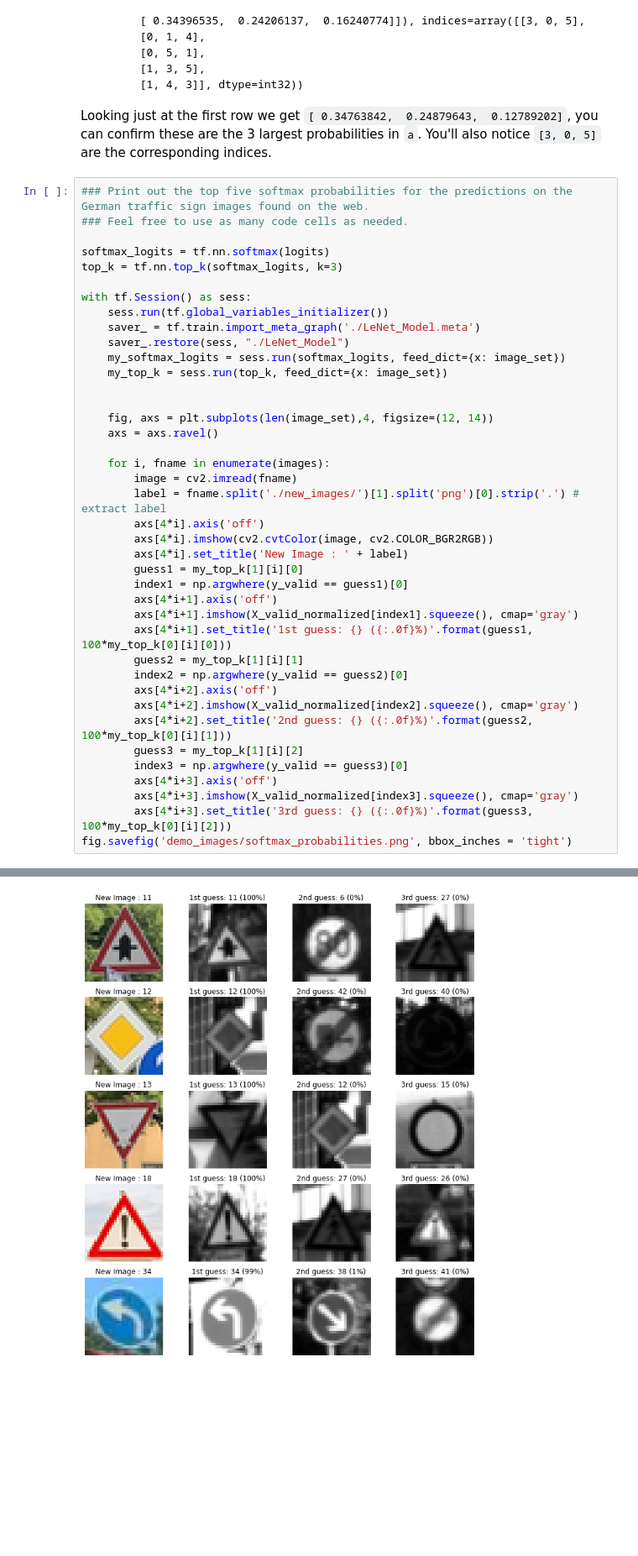
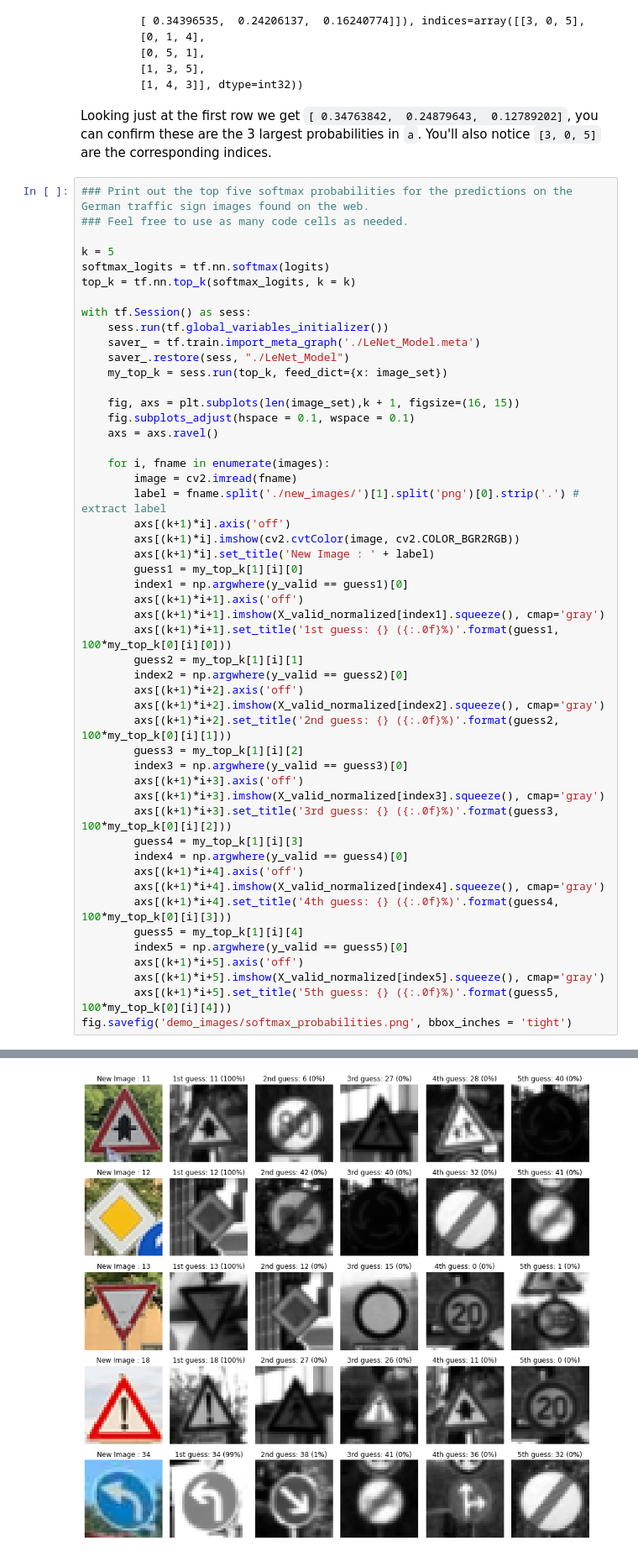
Before and after one commit to paulyehtw/CarND-Traffic-Sign-Classifier-Project, a Jupyter notebook: Traffic_Sign_Classifier.ipynb, the cells around one changed output, grey strips where cells are left out. Shown at 84% size. Saved outputs shown, nothing was run; the diff lists cells and outputs as text; blank space fills up the shorter version.

Commit message:
update softmax_probabilities.png

```diff
--- a/Traffic_Sign_Classifier.ipynb
+++ b/Traffic_Sign_Classifier.ipynb
@@ -578,46 +578,56 @@ Looking just at the first row we get `[ 0.34763842,  0.24879643,  0.12789202]`,
 # %%
 ### Print out the top five softmax probabilities for the predictions on the German traffic sign images found on the web.
 ### Feel free to use as many code cells as needed.
 
+k = 5
 softmax_logits = tf.nn.softmax(logits)
-top_k = tf.nn.top_k(softmax_logits, k=3)
+top_k = tf.nn.top_k(softmax_logits, k = k)
 
 with tf.Session() as sess:
     sess.run(tf.global_variables_initializer())
     saver_ = tf.train.import_meta_graph('./LeNet_Model.meta')
     saver_.restore(sess, "./LeNet_Model")
-    my_softmax_logits = sess.run(softmax_logits, feed_dict={x: image_set})
     my_top_k = sess.run(top_k, feed_dict={x: image_set})
 
-
-    fig, axs = plt.subplots(len(image_set),4, figsize=(12, 14))
+    fig, axs = plt.subplots(len(image_set),k + 1, figsize=(16, 15))
+    fig.subplots_adjust(hspace = 0.1, wspace = 0.1)
     axs = axs.ravel()
 
     for i, fname in enumerate(images):
         image = cv2.imread(fname)
         label = fname.split('./new_images/')[1].split('png')[0].strip('.') # extract label
-        axs[4*i].axis('off')
-        axs[4*i].imshow(cv2.cvtColor(image, cv2.COLOR_BGR2RGB))
-        axs[4*i].set_title('New Image : ' + label)
+        axs[(k+1)*i].axis('off')
+        axs[(k+1)*i].imshow(cv2.cvtColor(image, cv2.COLOR_BGR2RGB))
+        axs[(k+1)*i].set_title('New Image : ' + label)
         guess1 = my_top_k[1][i][0]
         index1 = np.argwhere(y_valid == guess1)[0]
-        axs[4*i+1].axis('off')
-        axs[4*i+1].imshow(X_valid_normalized[index1].squeeze(), cmap='gray')
-        axs[4*i+1].set_title('1st guess: {} ({:.0f}%)'.format(guess1, 100*my_top_k[0][i][0]))
+        axs[(k+1)*i+1].axis('off')
+        axs[(k+1)*i+1].imshow(X_valid_normalized[index1].squeeze(), cmap='gray')
+        axs[(k+1)*i+1].set_title('1st guess: {} ({:.0f}%)'.format(guess1, 100*my_top_k[0][i][0]))
         guess2 = my_top_k[1][i][1]
         index2 = np.argwhere(y_valid == guess2)[0]
-        axs[4*i+2].axis('off')
-        axs[4*i+2].imshow(X_valid_normalized[index2].squeeze(), cmap='gray')
-        axs[4*i+2].set_title('2nd guess: {} ({:.0f}%)'.format(guess2, 100*my_top_k[0][i][1]))
+        axs[(k+1)*i+2].axis('off')
+        axs[(k+1)*i+2].imshow(X_valid_normalized[index2].squeeze(), cmap='gray')
+        axs[(k+1)*i+2].set_title('2nd guess: {} ({:.0f}%)'.format(guess2, 100*my_top_k[0][i][1]))
         guess3 = my_top_k[1][i][2]
         index3 = np.argwhere(y_valid == guess3)[0]
-        axs[4*i+3].axis('off')
-        axs[4*i+3].imshow(X_valid_normalized[index3].squeeze(), cmap='gray')
-        axs[4*i+3].set_title('3rd guess: {} ({:.0f}%)'.format(guess3, 100*my_top_k[0][i][2]))
+        axs[(k+1)*i+3].axis('off')
+        axs[(k+1)*i+3].imshow(X_valid_normalized[index3].squeeze(), cmap='gray')
+        axs[(k+1)*i+3].set_title('3rd guess: {} ({:.0f}%)'.format(guess3, 100*my_top_k[0][i][2]))
+        guess4 = my_top_k[1][i][3]
+        index4 = np.argwhere(y_valid == guess4)[0]
+        axs[(k+1)*i+4].axis('off')
+        axs[(k+1)*i+4].imshow(X_valid_normalized[index4].squeeze(), cmap='gray')
+        axs[(k+1)*i+4].set_title('4th guess: {} ({:.0f}%)'.format(guess4, 100*my_top_k[0][i][3]))
+        guess5 = my_top_k[1][i][4]
+        index5 = np.argwhere(y_valid == guess5)[0]
+        axs[(k+1)*i+5].axis('off')
+        axs[(k+1)*i+5].imshow(X_valid_normalized[index5].squeeze(), cmap='gray')
+        axs[(k+1)*i+5].set_title('5th guess: {} ({:.0f}%)'.format(guess5, 100*my_top_k[0][i][4]))
 fig.savefig('demo_images/softmax_probabilities.png', bbox_inches = 'tight')
 # %% [output]
 INFO:tensorflow:Restoring parameters from ./LeNet_Model
-[figure, old version]
+[figure, new version]
 # %% [markdown]
 ### Project Writeup
 
```
Also changed, not shown: 1 other file.
